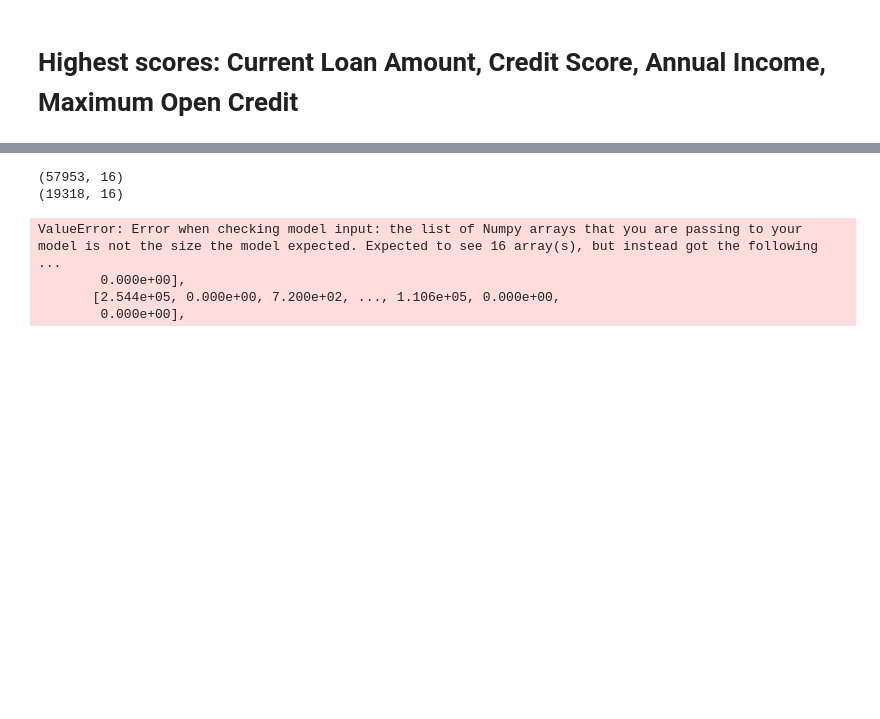
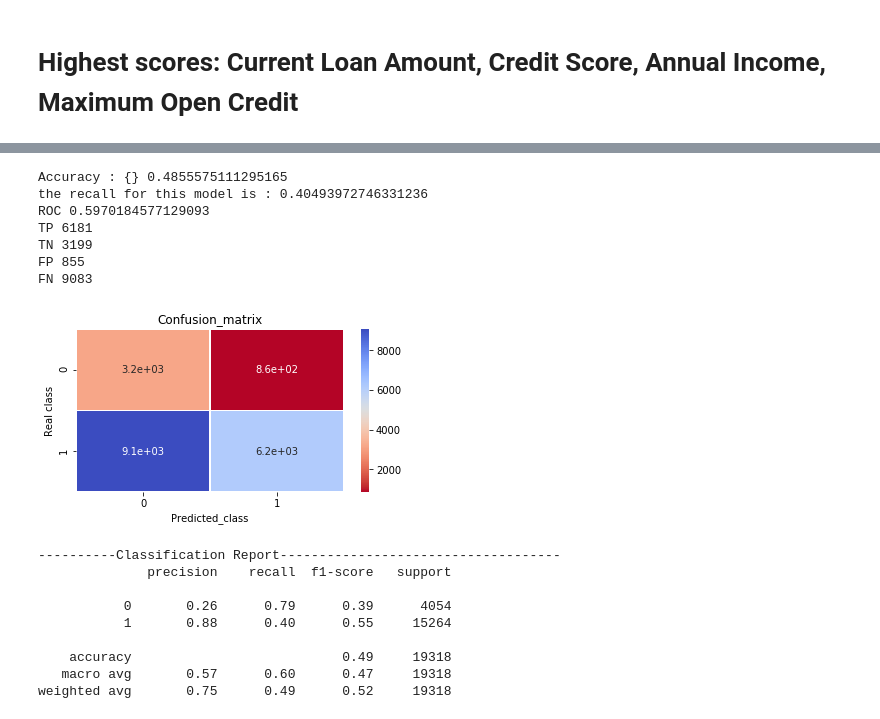
Before and after one commit to edberto/bangkit-assignment5, a Jupyter notebook: model_edbert.ipynb, the cells around one changed output, grey strips where cells are left out. Saved outputs shown, nothing was run; the diff lists cells and outputs as text; code cells hidden in the pictures; blank space fills up the shorter version.

Commit message:
finished predictor

```diff
--- a/model_edbert.ipynb
+++ b/model_edbert.ipynb
@@ -362,17 +364,27 @@ Epoch 20/20
 # %%
 threshold = 0.5
-X_test = np.array(X_test)
-print(X_train.shape)
-print(X_test.shape)
-y_pred = my_model.predict(X_test)
+
+test_x = {name:np.array(value) for name, value in X_test.items()}
+y_pred = my_model.predict(test_x)
 y_pred = [int(1) if x>threshold else int(0) for x in y_pred]
 
 y_test = y_test.astype('int')
 plot_confusion_matrix(y_test, y_pred)
 # %% [output]
-(57953, 16)
-(19318, 16)
+Accuracy : {} 0.4855575111295165
+the recall for this model is : 0.40493972746331236
+ROC 0.5970184577129093
+TP 6181
+TN 3199
+FP 855
+FN 9083
+[figure, added]
-ValueError: Error when checking model input: the list of Numpy arrays that you are passing to your model is not the size the model expected. Expected to see 16 array(s), but instead got the following  ...
-        0.000e+00],
-       [2.544e+05, 0.000e+00, 7.200e+02, ..., 1.106e+05, 0.000e+00,
-        0.000e+00],
+----------Classification Report------------------------------------
+              precision    recall  f1-score   support
+
+           0       0.26      0.79      0.39      4054
+           1       0.88      0.40      0.55     15264
+
+    accuracy                           0.49     19318
+   macro avg       0.57      0.60      0.47     19318
+weighted avg       0.75      0.49      0.52     19318
```
Also changed, not shown: parts of 8 cells of this notebook.
